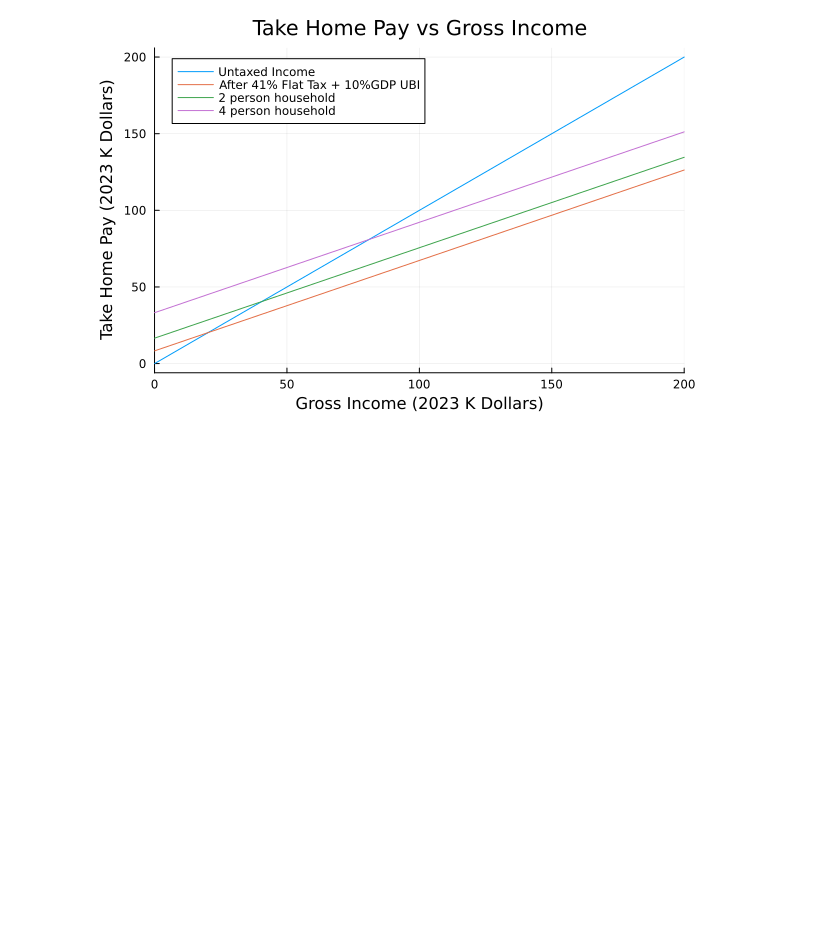
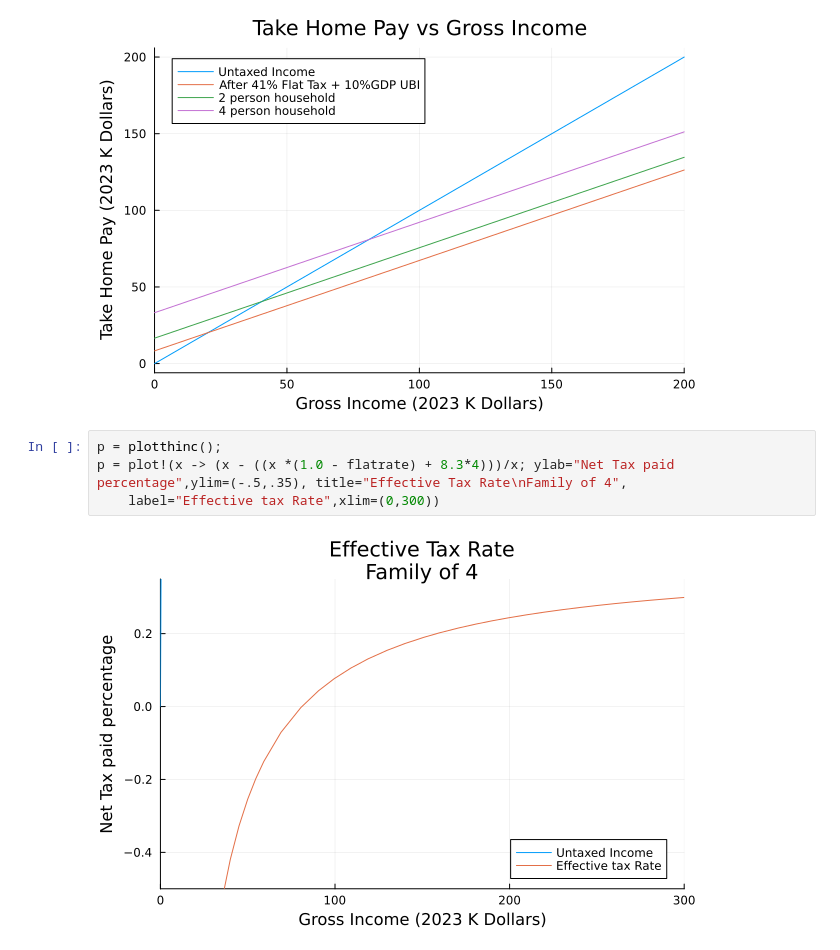
Before and after one commit to dlakelan/UBINotebook, a Jupyter notebook: UBIWorkbook.ipynb, the cells around one changed output. Saved outputs shown, nothing was run; the diff lists cells and outputs as text; blank space fills up the shorter version.

```diff
--- a/UBIWorkbook.ipynb
+++ b/UBIWorkbook.ipynb
@@ -157,3 +174,9 @@ p = plot!(x -> x*(1.0 - flatrate) + 8.3*2; label = "2 person household")
 p = plot!(x -> x*(1.0 - flatrate) + 8.3*4; label = "4 person household")
 # %% [output]
 [figure]
+# %%
+p = plotthinc();
+p = plot!(x -> (x - ((x *(1.0 - flatrate) + 8.3*4)))/x; ylab="Net Tax paid percentage",ylim=(-.5,.35), title="Effective Tax Rate\nFamily of 4",
+    label="Effective tax Rate",xlim=(0,300))
+# %% [output]
+[figure, added]
```
Also changed, not shown: parts of 13 cells of this notebook, 2 other files.
